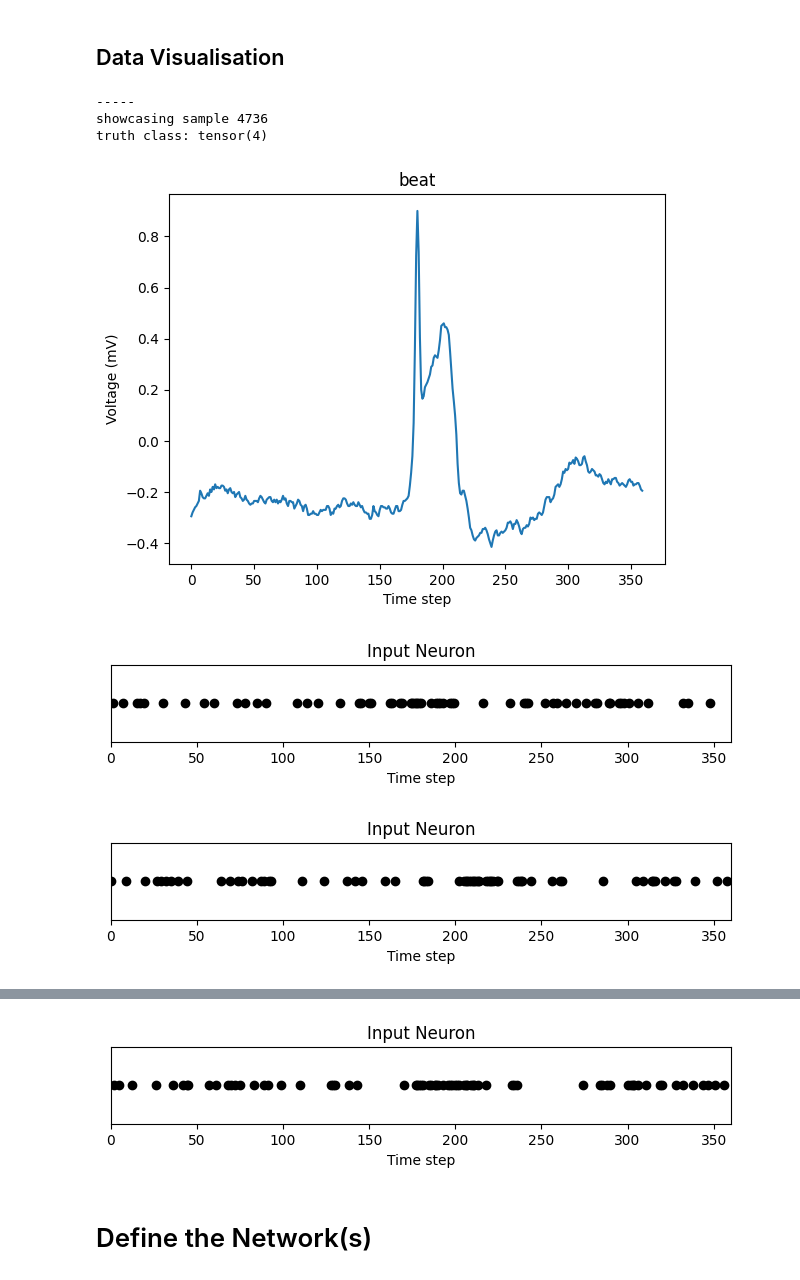
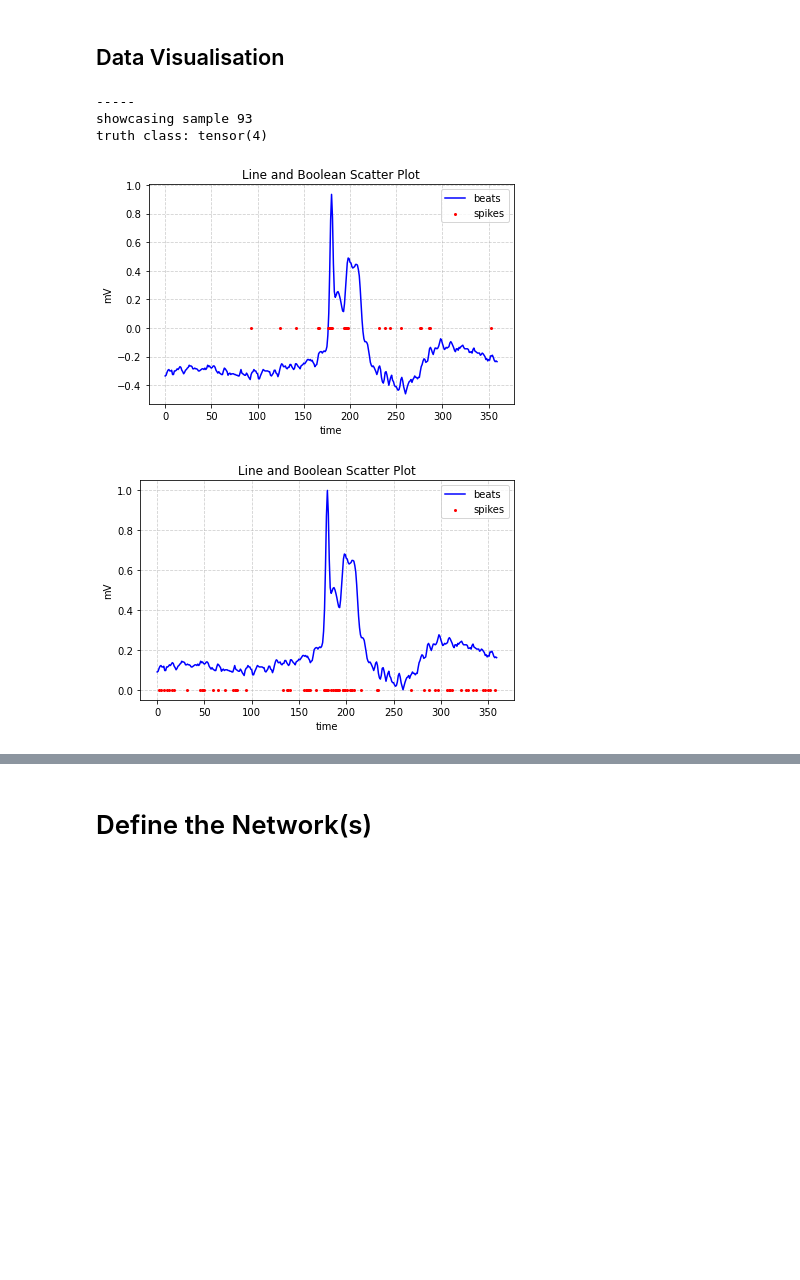
Before and after one commit to luke-li-2003/snnHeart, a Jupyter notebook: Test1.ipynb, the cells around one changed output, grey strips where cells are left out. Saved outputs shown, nothing was run; the diff lists cells and outputs as text; code cells hidden in the pictures; blank space fills up the shorter version.

```diff
--- a/Test1.ipynb
+++ b/Test1.ipynb
@@ -174,37 +174,58 @@ def plot_beat(data):
     plt.xlabel("Time step")
     plt.ylabel("Voltage (mV)")
     plt.show()
+
+def plot_beat_spikes(beat, spikes):
+    beat = beat.clone().cpu().detach().numpy()
+    spikes = spikes.clone().cpu().detach().numpy().astype(bool)
+
+    # Create x-axis
+    x = np.arange(len(beat))
+    z = np.array([0 for i in beats], dtype=int)
+
+    # Plot the line for the float values
+    plt.plot(x, beat, label="beats", color="blue")
+
+    #print(x[spikes])
+    # Plot scatter points where flags are True
+    plt.scatter(x[spikes], np.zeros(np.sum(spikes)),
+                color="red", label="spikes", zorder=3, s=4)
+
+    # Make it look nice
+    plt.xlabel("time")
+    plt.ylabel("mV")
+    plt.title("Line and Boolean Scatter Plot")
+    plt.legend()
+    plt.grid(True, linestyle="--", alpha=0.6)
+    plt.tight_layout()
+    #plt.ylim(-1, 1)
+    plt.show()
 # %%
 for i in range(1):
     print("-----")
 
     ri = random.randint(0, len(dataset))
 
     print("showcasing sample", ri)
     print("truth class:", dataset[ri][1])
 
     beat = dataset[ri][0]
 
-    plot_beat(beat)
 
-    spikeData = spikegen.delta(beat, threshold=0.012)
-    plot_spikes(spikeData)
-    spikeData = spikegen.delta(-beat, threshold=0.012)
-    plot_spikes(spikeData)
+    spikeData = spikegen.delta(beat, threshold=0.03)
+    plot_beat_spikes(beat,spikeData)
 
     # to create a spike train, we repeat every sample multiple times
     k = 1
     if (k > 1):
         beat = beat.unsqueeze(-1).repeat(1, k).view(-1)
     # normalise
     beat = (beat - beat.min()) / (beat.max() - beat.min())
-    plot_beat(beat)
     spikeData = spikegen.rate(beat, time_var_input=True)
-    plot_spikes(spikeData, k=k)
+    plot_beat_spikes(beat,spikeData)
 # %% [output]
 -----
-showcasing sample 4736
+showcasing sample 93
 truth class: tensor(4)
-[figure, old version]
+[figure, new version]
-[figure, old version]
+[figure, new version]
-[figure, removed]
@@ -212,4 +232,3 @@ truth class: tensor(4)
-[figure, removed]
 # %% [markdown]
 # Define the Network(s)
 # %% [markdown]
```
Also changed, not shown: parts of 6 cells of this notebook, 1 other file.
